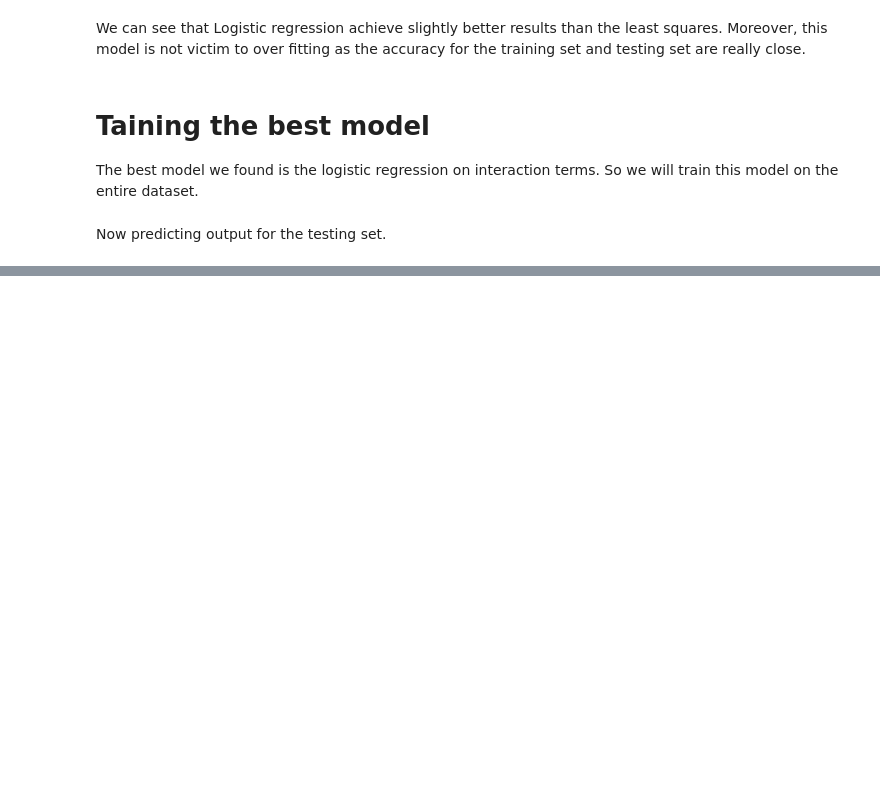
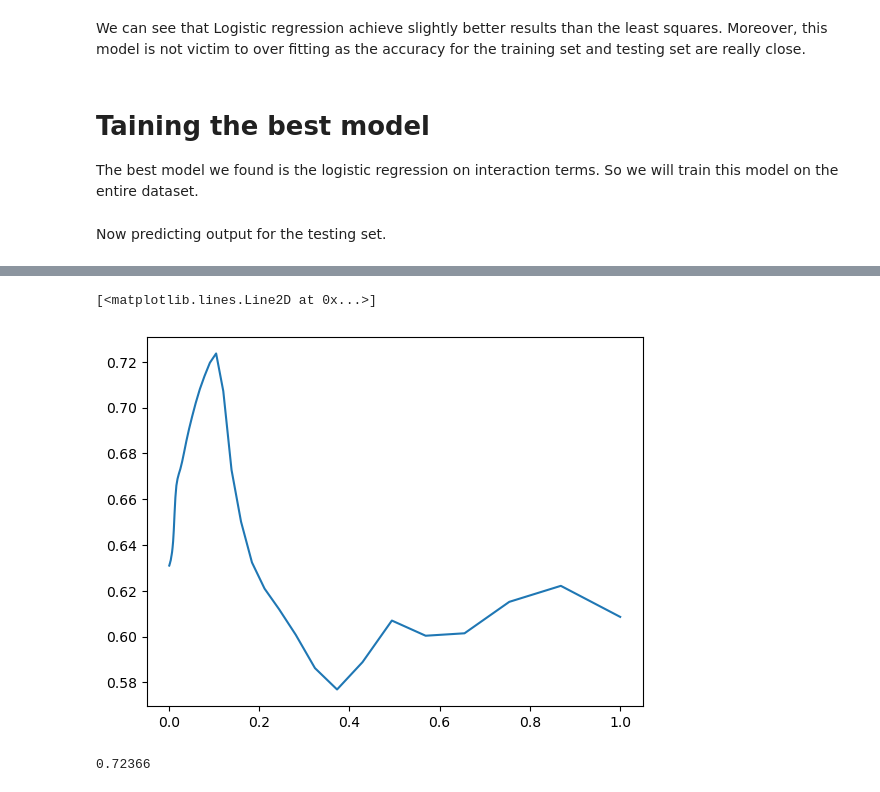
Before and after one commit to rolandogdp/ML-projects-2022, a Jupyter notebook: project1/predicting_max.ipynb, the cells around one changed output, grey strips where cells are left out. Cells and saved outputs as stored; diff of their text form; code cells hidden in the pictures; blank space fills up the shorter version.

```diff
--- a/project1/predicting_max.ipynb
+++ b/project1/predicting_max.ipynb
@@ -160,0 +165,19 @@ helpers.create_csv_submission(ids_test, y_pred, name)
+# %%
+def GD(y, tx, initial_w, max_iters, gamma, gradient_func, loss_func):
+    """The general Gradient Descent (GD) algorithm."""
+    w = initial_w
+    acc = np.empty(max_iters)
+    for i in range(max_iters):
+
+        grad = gradient_func(y, tx, w)
+        w = w - gamma * grad
+        acc[i] = accuracy(y, tx, w)
+        #print(accuracy(y, tx, w))
+
+    return w, acc
+
+def logistic_regression(y, tx, initial_w, max_iters, gamma):
+    w, loss = GD(y, tx, initial_w, max_iters, gamma, implementations.logistic_gradient, implementations.logistic_loss)
+    return w, loss
+# %%
+w, acc = logistic_regression(y, tx, initial_w=np.zeros(tx.shape[1]), max_iters=10000, gamma=0.1)
@@ -160,0 +197,6 @@ helpers.create_csv_submission(ids_test, y_pred, name)
+# %%
+for i in range(len(acc)):
+    if i%1000 == 0:
+        print(acc[i])
+
+print(acc[-1])
@@ -160,0 +217,15 @@ helpers.create_csv_submission(ids_test, y_pred, name)
+# %%
+gammas = np.logspace(-3, 0, num=50)
+res = np.empty(len(gammas))
+for i, gamma in enumerate(gammas):
+    w, acc = logistic_regression(y, tx, initial_w=np.zeros(tx.shape[1]), max_iters=10, gamma=gamma)
+    res[i] = acc[-1]
+# %%
+plt.plot(gammas, res)
+# %% [output]
+[<matplotlib.lines.Line2D at 0x...>]
+[figure, added]
+# %%
+np.max(res)
+# %% [output]
+0.72366
```
Also changed, not shown: parts of 10 cells of this notebook, 1 other file.
